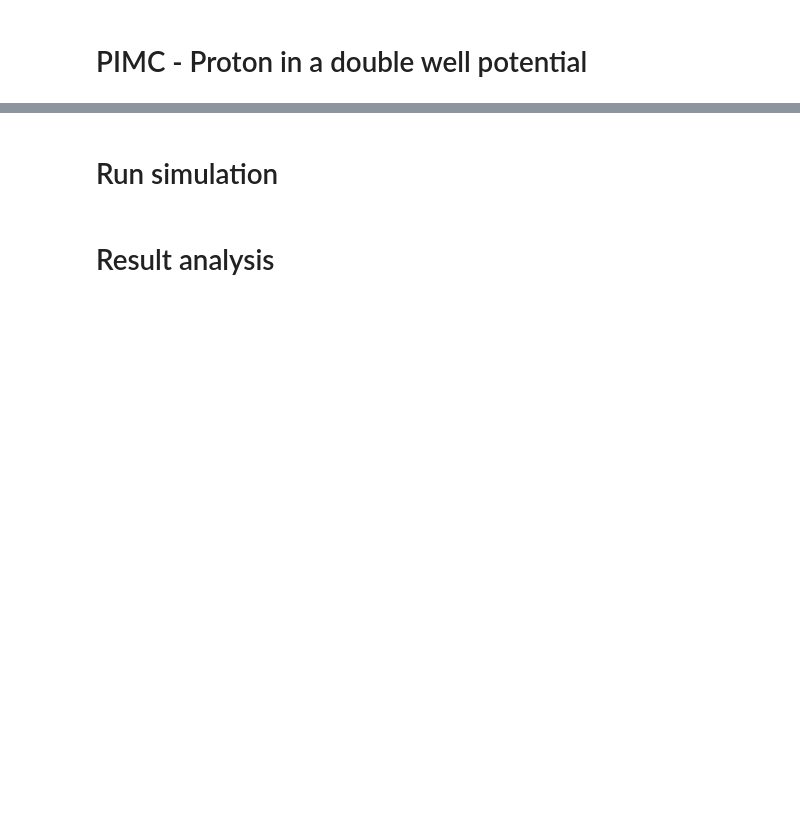
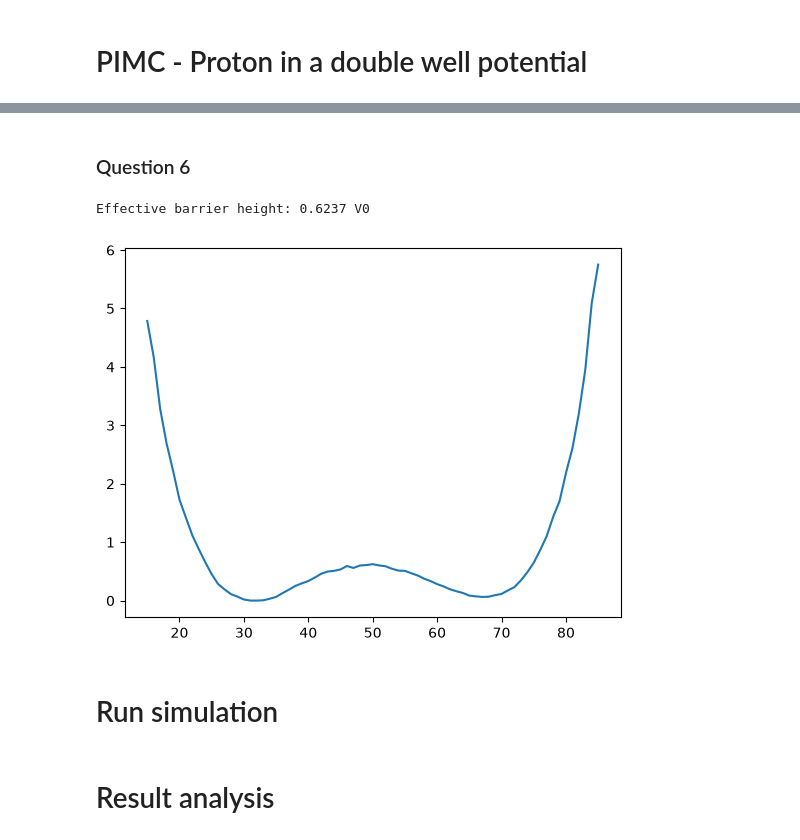
Before and after one commit to jJulZzZ/MSN---Projet-8, a Jupyter notebook: simu.ipynb, the cells around one changed output, grey strips where cells are left out. Drawn from its saved outputs; the diff is of its cells as text; code cells hidden in the pictures; blank space fills up the shorter version.

```diff
--- a/simu.ipynb
+++ b/simu.ipynb
@@ -3,6 +3,7 @@
 # %%
 import numpy as np
 import scipy.constants as const
+from scipy.ndimage import uniform_filter1d
 from dataclasses import dataclass
 
 @dataclass
@@ -46,6 +47,8 @@ def Delta_U(state: np.ndarray, bead_index: int, displacement: float, params: Sim
     """
     # Compute the diff in potential energy
     V_diff = (1/params.P) * (V(state[bead_index] + displacement, params.a, params.V0) - V(state[bead_index], params.a, params.V0))
+    if params.P == 1:
+        return V_diff  # No spring energy for a single bead
 
     # Compute the diff in spring energy
     xj_old = state[bead_index]
@@ -113,20 +116,23 @@ def algo_step(
     return
 
 
-def run_simulation(N_sweep: int = 1000, P: int = 50, C: float = 0.3, a_corr: float = 1.0):
+def run_simulation(N_sweep: int = 1000, P: int = 50, C: float = 0.3, a_corr: float = 1.0, burn_in_sweeps: int = 0, T_factor: float = 0.4):
     """
     N_sweep: Number of sweeps
     P: Number of beads
     C: Unit reduction factor
     a_corr: Correction factor for tuning dx
-    Run the Metropolis algorithm for N iterations.
+    burn_in_sweeps: Initial sweeps excluded from the histograms (included in N_sweep).
+    Run the Metropolis algorithm for N iterations and sample histograms once per production sweep.
     """
+    if not 0 <= burn_in_sweeps < N_sweep:
+        raise ValueError("burn_in_sweeps must be between 0 and N_sweep - 1")
 
     # Constants
     a = 0.04e-9 # Potential lenght parameter
     m = const.m_p # proton mass
     V0 = const.hbar**2 / (2 * m * a**2 * C) # Potential energy parameter
-    T = 0.4 * V0 / const.k # Simulation temperature
+    T = T_factor * V0 / const.k # Simulation temperature
     omega_P = np.sqrt(P) * const.k * T / const.hbar # Quantum spring frequency
     P_ref = 50 # Reference number of beads for dx calculation
     dx_ref = 0.4 * a # Reference spatial step size
@@ -150,6 +156,9 @@ def run_simulation(N_sweep: int = 1000, P: int = 50, C: float = 0.3, a_corr: flo
     success_list = np.zeros(N, dtype=int) # List to store success rates
     sum_x = np.zeros(N) # List to store sum of beads positions
     sum_V = np.zeros(N) # List to store sum of potential energies
+    edges = np.linspace(-2.5, 2.5, 101) # Shared histogram edges in reduced position x/a
+    bead_counts = np.zeros(len(edges) - 1, dtype=np.int64)
+    centroid_counts = np.zeros_like(bead_counts)
 
     for i in range(int(N)):
         algo_step(
@@ -160,5 +169,13 @@ def run_simulation(N_sweep: int = 1000, P: int = 50, C: float = 0.3, a_corr: flo
             i,
             params,
             )
+        # Record every completed production sweep, including rejected moves.
+        if (i + 1) % P == 0 and (i + 1) > burn_in_sweeps * P:
+            bead_counts += np.histogram(M_conf / a, bins=edges)[0]
+            centroid_counts += np.histogram([M_conf.mean() / a], bins=edges)[0]
 
-    return (M_conf, success_list, sum_x / params.P, sum_V / params.P, params)
+    widths = np.diff(edges)
+    rho = bead_counts / (bead_counts.sum() * widths)
+    rho_centroid = centroid_counts / (centroid_counts.sum() * widths)
+
+    return (M_conf, success_list, sum_x / params.P, sum_V / params.P, params, rho, rho_centroid, edges)
@@ -165,3 +334,12 @@ def run_simulation(N_sweep: int = 1000, P: int = 50, C: float = 0.3, a_corr: flo
+# %% [markdown]
+### Question 6
+# %%
+effective_barrier = - const.k * params.T * np.log(rho_centroid / rho_centroid.max())
+plt.plot(effective_barrier / params.V0, color='tab:blue', label='Effective Barrier')
+print(f"Effective barrier height: {effective_barrier[len(effective_barrier) // 2] / params.V0:.4f} V0")
+# %% [output]
+Effective barrier height: 0.6237 V0
+[figure, added]
 # %% [markdown]
 # Run simulation
 # %%
```
Also changed, not shown: parts of 14 cells of this notebook, 2 other files.
